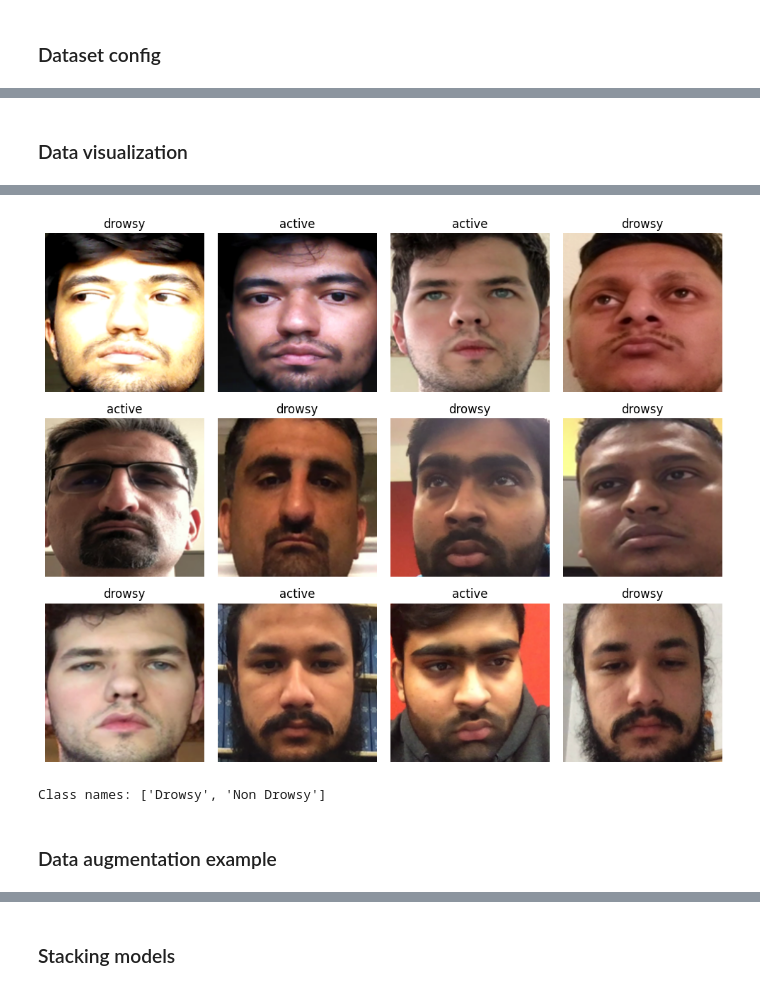
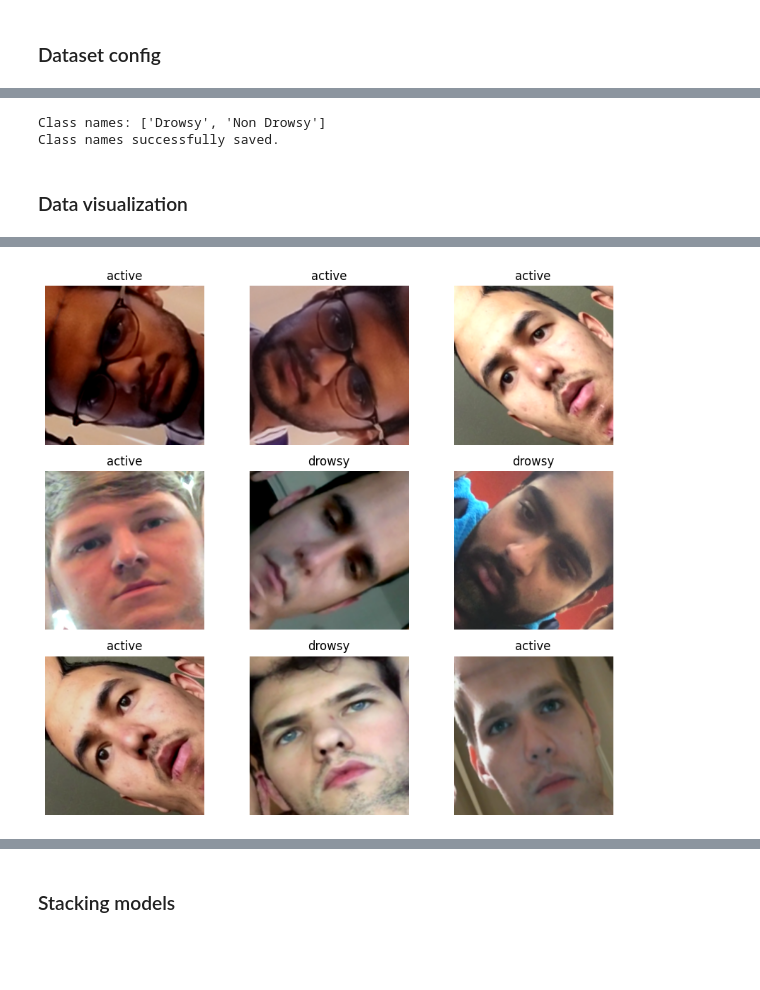
Before and after one commit to aayamrajshakya/Driver_Drowsiness_Detection, a Jupyter notebook: trained.ipynb, the cells around one changed output, grey strips where cells are left out. Cells and saved outputs as stored; diff of their text form; code cells hidden in the pictures; blank space fills up the shorter version.

```diff
--- a/trained.ipynb
+++ b/trained.ipynb
@@ -70,15 +56,35 @@ def helper_ds(partition, shuffle_status=True):
     return tf.keras.utils.image_dataset_from_directory(
         directory=os.path.join(output_dir, partition),
         image_size=(IMG_SIZE, IMG_SIZE),
-        batch_size=BATCH_SIZE,
-        seed=1337,
-        labels='inferred',
+        batch_size=32,
         label_mode='binary',
         shuffle=shuffle_status
     )
 
 train_ds = helper_ds('train')
-test_ds = helper_ds('test', shuffle_status=False)
 val_ds = helper_ds('val')
+test_ds = helper_ds('test', False)
+
+
+# Rescale layer
+rescale_layer = tf.keras.layers.Rescaling(1./255)
+
+# Data augmentation for 'train' set
+data_augmentation = tf.keras.Sequential([
+        tf.keras.layers.RandomFlip('horizontal'),
+        tf.keras.layers.RandomRotation(0.2),
+        tf.keras.layers.RandomContrast(0.2),
+        tf.keras.layers.RandomBrightness(0.15),
+        ])
+
+AUTOTUNE = tf.data.AUTOTUNE
+
+# Augmentation and rescaling for 'train' set
+train_rsc = train_ds.map(lambda x, y: (rescale_layer(data_augmentation(x), training=True), y), num_parallel_calls=AUTOTUNE)
+train_rsc = train_rsc.cache().shuffle(1000).prefetch(buffer_size=AUTOTUNE)
+
+# Only rescaling for 'test' and 'val' set
+val_rsc = val_ds.map(lambda x, y: (rescale_layer(x), y), num_parallel_calls=AUTOTUNE).prefetch(buffer_size=AUTOTUNE)
+test_rsc = test_ds.map(lambda x, y: (rescale_layer(x), y), num_parallel_calls=AUTOTUNE).prefetch(buffer_size=AUTOTUNE)
 # %% [output]
 Found 31344 files belonging to 2 classes.
@@ -88,11 +107,24 @@ Found 6268 files belonging to 2 classes.
-# %% [markdown]
-### Data visualization
+# %%
+class_names = train_ds.class_names
+print(f"Class names: {class_names}")
+
+# Saving the class names
+with open('class_names.json', 'w') as f:
+    json.dump(class_names, f)
+
+# Sanity check
+print(f"Class names successfully saved.") if os.path.exists('class_names.json') else print(f"Failed to save the file.")
+# %% [output]
+Class names: ['Drowsy', 'Non Drowsy']
+Class names successfully saved.
+# %% [markdown]
+### Data visualization
 # %%
 plt.figure(figsize=(10, 8))
-for images, labels in train_ds.take(1):
-    for i in range(12):
-        ax = plt.subplot(3, 4, i + 1)
-        plt.imshow(np.array(images[i]).astype("uint8"))
+for images, labels in train_rsc.take(1):
+    for i in range(9):
+        ax = plt.subplot(3, 3, i + 1)
+        plt.imshow(images[i].numpy())
         state = "active" if int(labels[i]) else "drowsy"
         plt.title(state)
         plt.axis("off")
@@ -102,8 +133 @@ for images, labels in train_ds.take(1):
-[figure, old version]
+[figure, new version]
-# %%
-class_names = train_ds.class_names
-print(f"Class names: {class_names}")
-# %% [output]
-Class names: ['Drowsy', 'Non Drowsy']
-# %% [markdown]
-### Data augmentation example
```
Also changed, not shown: parts of 44 cells of this notebook, 2 other files.
